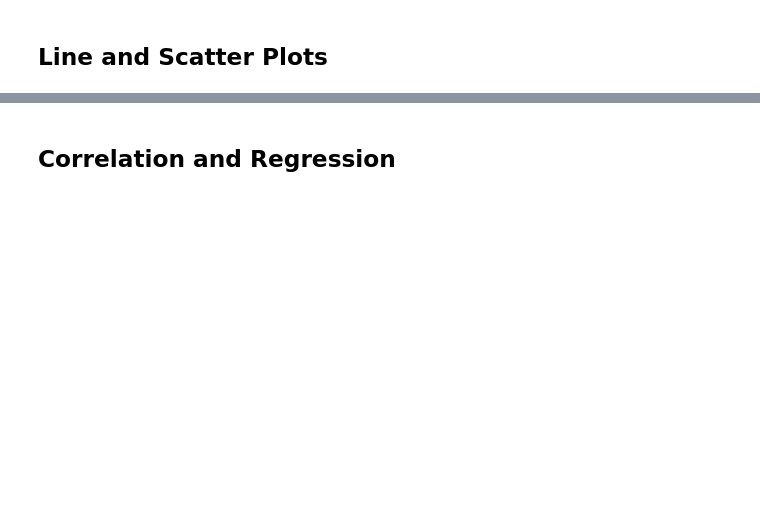
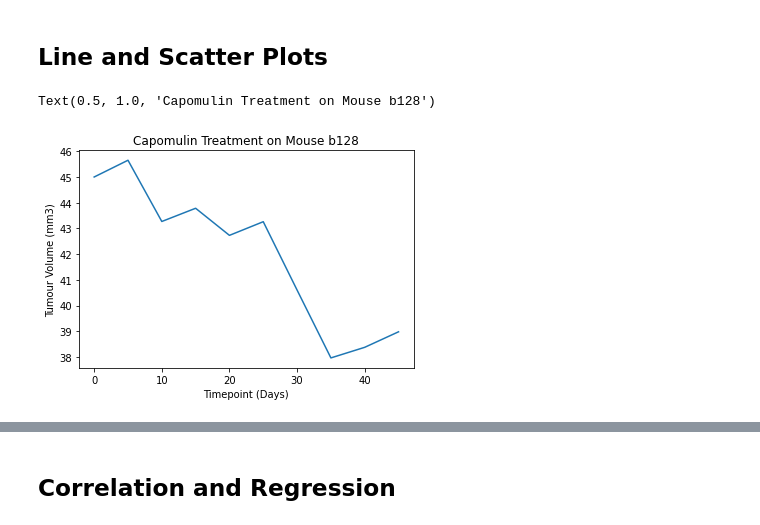
Before and after one commit to CVGonzales/matplotlib-challenge, a Jupyter notebook: Pymaceuticals/pymaceuticals_starter.ipynb, the cells around one changed output, grey strips where cells are left out. Saved outputs shown, nothing was run; the diff lists cells and outputs as text; code cells hidden in the pictures; blank space fills up the shorter version.

```diff
--- a/Pymaceuticals/pymaceuticals_starter.ipynb
+++ b/Pymaceuticals/pymaceuticals_starter.ipynb
@@ -216,3 +240,16 @@ Text(0, 0.5, 'Sex')
 ## Line and Scatter Plots
 # %%
 # Generate a line plot of tumour volume vs. time point for a mouse treated with Capomulin
+mouse_cap_df = clean_combined_df2.loc[clean_combined_df2["Mouse ID"] == "b128",:]
+mouse_cap_df
+
+time_point2 = mouse_cap_df["Timepoint"]
+tumour_size = mouse_cap_df["Tumour Volume (mm3)"]
+
+plt.plot(time_point2, tumour_size)
+plt.xlabel("Timepoint (Days)")
+plt.ylabel("Tumour Volume (mm3)")
+plt.title("Capomulin Treatment on Mouse b128")
+# %% [output]
+Text(0.5, 1.0, 'Capomulin Treatment on Mouse b128')
+[figure, added]
```
Also changed, not shown: parts of 8 cells of this notebook.
